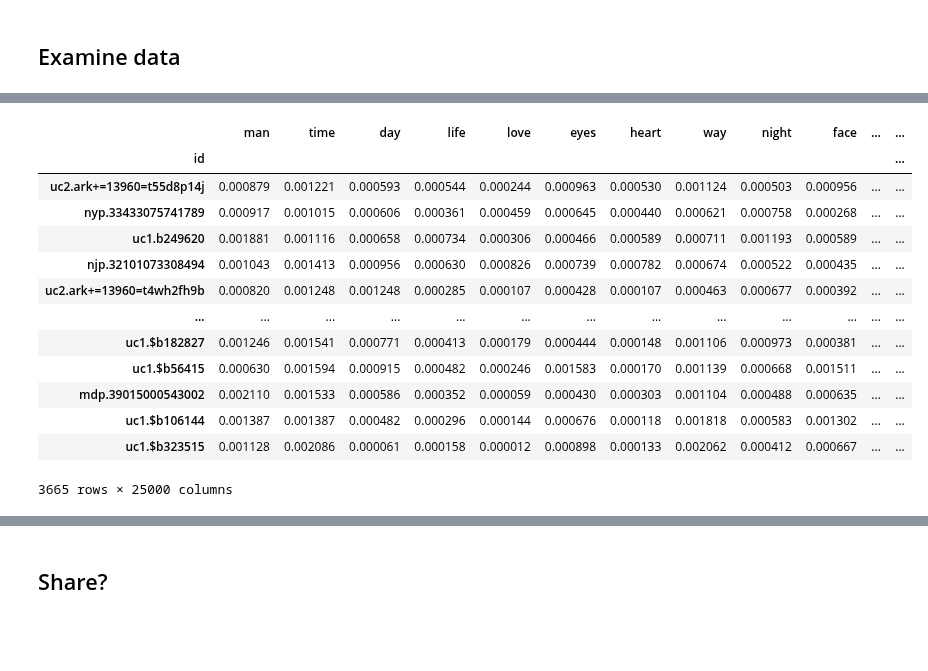
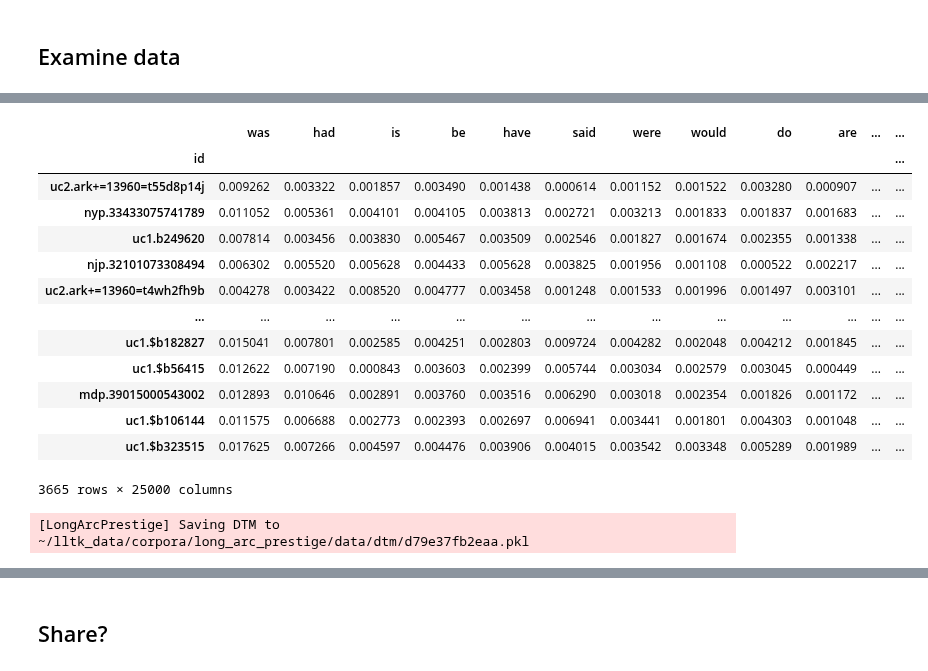
Before and after one commit to quadrismegistus/lltk, a Jupyter notebook: lltk/corpus/long_arc_prestige/notebook.ipynb, the cells around one changed output, grey strips where cells are left out. Drawn from its saved outputs; the diff is of its cells as text; code cells hidden in the pictures; blank space fills up the shorter version.

```diff
--- a/lltk/corpus/long_arc_prestige/notebook.ipynb
+++ b/lltk/corpus/long_arc_prestige/notebook.ipynb
@@ -7,4 +9,4 @@ C=lltk.load('LongArcPrestige')
 ## Installation
 # %%
 # This is your custom installation function
-C.compile()
+# C.compile()
@@ -143,5 +135,5 @@ mfw_df
 # %%
 # Document term matrix
-dtm = C.dtm(only_pos={'n*'})
+dtm = C.dtm(only_pos={'n*','v*','j*'})
 dtm
 # %% [output]
@@ -149,17 +142,19 @@ dtm
-|  | man | time | day | life | love | eyes | heart | way | night | face | ... | ... |
+|  | was | had | is | be | have | said | were | would | do | are | ... | ... |
 | id |  |  |  |  |  |  |  |  |  |  |  | ... |
-| uc2.ark+=13960=t55d8p14j | 0.000879 | 0.001221 | 0.000593 | 0.000544 | 0.000244 | 0.000963 | 0.000530 | 0.001124 | 0.000503 | 0.000956 | ... | ... |
-| nyp.33433075741789 | 0.000917 | 0.001015 | 0.000606 | 0.000361 | 0.000459 | 0.000645 | 0.000440 | 0.000621 | 0.000758 | 0.000268 | ... | ... |
-| uc1.b249620 | 0.001881 | 0.001116 | 0.000658 | 0.000734 | 0.000306 | 0.000466 | 0.000589 | 0.000711 | 0.001193 | 0.000589 | ... | ... |
-| njp.32101073308494 | 0.001043 | 0.001413 | 0.000956 | 0.000630 | 0.000826 | 0.000739 | 0.000782 | 0.000674 | 0.000522 | 0.000435 | ... | ... |
-| uc2.ark+=13960=t4wh2fh9b | 0.000820 | 0.001248 | 0.001248 | 0.000285 | 0.000107 | 0.000428 | 0.000107 | 0.000463 | 0.000677 | 0.000392 | ... | ... |
+| uc2.ark+=13960=t55d8p14j | 0.009262 | 0.003322 | 0.001857 | 0.003490 | 0.001438 | 0.000614 | 0.001152 | 0.001522 | 0.003280 | 0.000907 | ... | ... |
+| nyp.33433075741789 | 0.011052 | 0.005361 | 0.004101 | 0.004105 | 0.003813 | 0.002721 | 0.003213 | 0.001833 | 0.001837 | 0.001683 | ... | ... |
+| uc1.b249620 | 0.007814 | 0.003456 | 0.003830 | 0.005467 | 0.003509 | 0.002546 | 0.001827 | 0.001674 | 0.002355 | 0.001338 | ... | ... |
+| njp.32101073308494 | 0.006302 | 0.005520 | 0.005628 | 0.004433 | 0.005628 | 0.003825 | 0.001956 | 0.001108 | 0.000522 | 0.002217 | ... | ... |
+| uc2.ark+=13960=t4wh2fh9b | 0.004278 | 0.003422 | 0.008520 | 0.004777 | 0.003458 | 0.001248 | 0.001533 | 0.001996 | 0.001497 | 0.003101 | ... | ... |
 | ... | ... | ... | ... | ... | ... | ... | ... | ... | ... | ... | ... | ... |
-| uc1.$b182827 | 0.001246 | 0.001541 | 0.000771 | 0.000413 | 0.000179 | 0.000444 | 0.000148 | 0.001106 | 0.000973 | 0.000381 | ... | ... |
-| uc1.$b56415 | 0.000630 | 0.001594 | 0.000915 | 0.000482 | 0.000246 | 0.001583 | 0.000170 | 0.001139 | 0.000668 | 0.001511 | ... | ... |
-| mdp.39015000543002 | 0.002110 | 0.001533 | 0.000586 | 0.000352 | 0.000059 | 0.000430 | 0.000303 | 0.001104 | 0.000488 | 0.000635 | ... | ... |
-| uc1.$b106144 | 0.001387 | 0.001387 | 0.000482 | 0.000296 | 0.000144 | 0.000676 | 0.000118 | 0.001818 | 0.000583 | 0.001302 | ... | ... |
-| uc1.$b323515 | 0.001128 | 0.002086 | 0.000061 | 0.000158 | 0.000012 | 0.000898 | 0.000133 | 0.002062 | 0.000412 | 0.000667 | ... | ... |
+| uc1.$b182827 | 0.015041 | 0.007801 | 0.002585 | 0.004251 | 0.002803 | 0.009724 | 0.004282 | 0.002048 | 0.004212 | 0.001845 | ... | ... |
+| uc1.$b56415 | 0.012622 | 0.007190 | 0.000843 | 0.003603 | 0.002399 | 0.005744 | 0.003034 | 0.002579 | 0.003045 | 0.000449 | ... | ... |
+| mdp.39015000543002 | 0.012893 | 0.010646 | 0.002891 | 0.003760 | 0.003516 | 0.006290 | 0.003018 | 0.002354 | 0.001826 | 0.001172 | ... | ... |
+| uc1.$b106144 | 0.011575 | 0.006688 | 0.002773 | 0.002393 | 0.002697 | 0.006941 | 0.003441 | 0.001801 | 0.004303 | 0.001048 | ... | ... |
+| uc1.$b323515 | 0.017625 | 0.007266 | 0.004597 | 0.004476 | 0.003906 | 0.004015 | 0.003542 | 0.003348 | 0.005289 | 0.001989 | ... | ... |
 3665 rows × 25000 columns
 # %%
 # tf-idf DTM
 dtm_tfidf = C.dtm(tfidf=True)
+# %% [output]
+[LongArcPrestige] Saving DTM to ~/lltk_data/corpora/long_arc_prestige/data/dtm/d79e37fb2eaa.pkl
```
Also changed, not shown: parts of 13 cells of this notebook, 5 other files.
